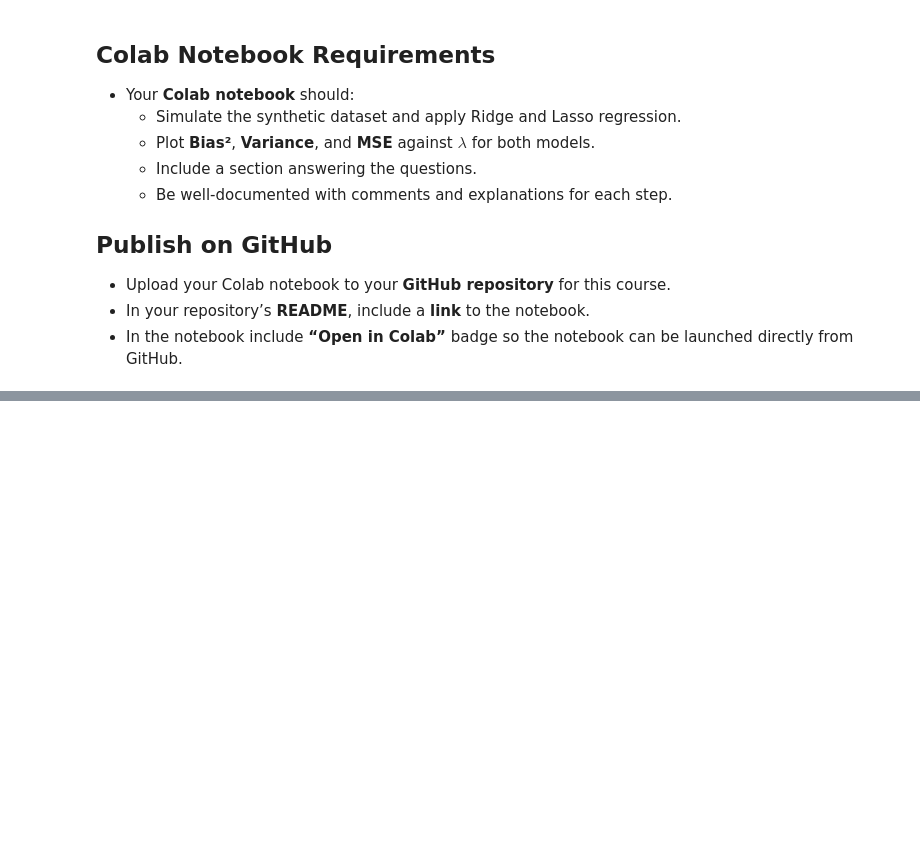
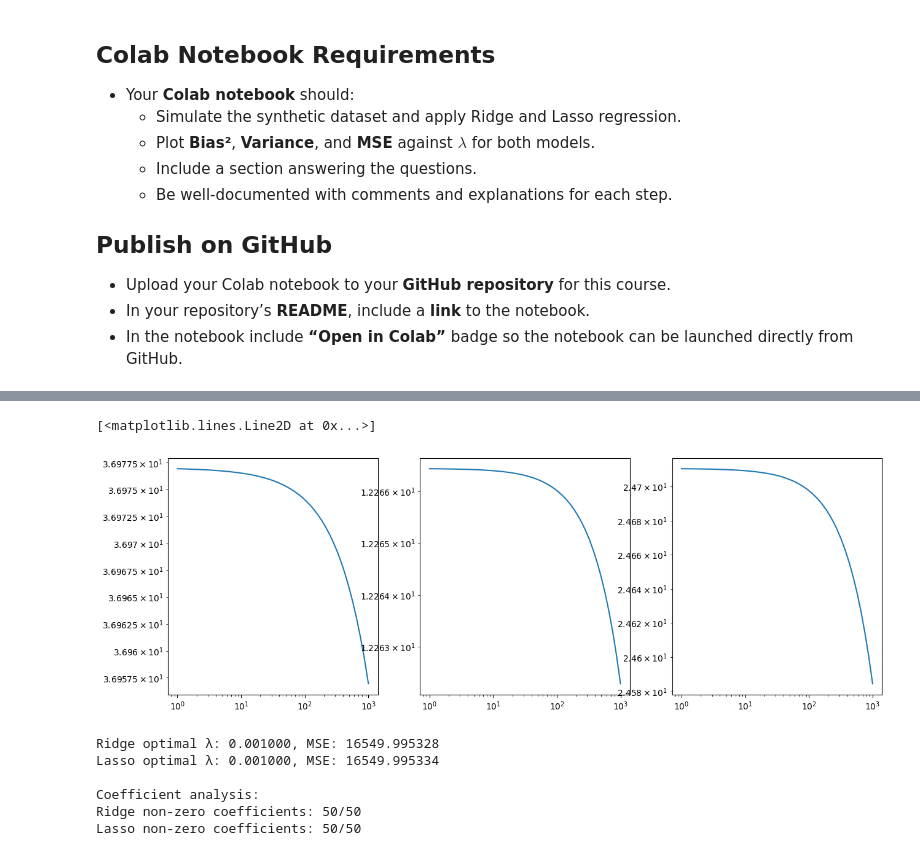
Before and after one commit to TrzeciakPiotr2300/Uczenie_Maszynowe_2025, a Jupyter notebook: Lab04_penalized-regression.ipynb, the cells around one changed output, grey strips where cells are left out. Cells and saved outputs as stored; diff of their text form; code cells hidden in the pictures; blank space fills up the shorter version.

```diff
--- a/Lab04_penalized-regression.ipynb
+++ b/Lab04_penalized-regression.ipynb
@@ -143,0 +165,27 @@ plt.show()
+# %%
+fig,ax= plt.subplots(1,3,figsize=(15,5))
+ax[0].loglog(lambdas, mse_ridge)
+ax[1].loglog(lambdas, variance_ridge)
+ax[2].loglog(lambdas, bias_squared_ridge)
+# %% [output]
+[<matplotlib.lines.Line2D at 0x...>]
+[figure, added]
+# %%
+# Compare optimal values
+print(f"Ridge optimal λ: {lambdas[np.argmin(mse_ridge)]:.6f}, MSE: {min(mse_ridge):.6f}")
+print(f"Lasso optimal λ: {lambdas[np.argmin(mse_lasso)]:.6f}, MSE: {min(mse_lasso):.6f}")
+
+# Print coefficient sparsity at optimal lambda
+optimal_ridge = Ridge(alpha=lambdas[np.argmin(mse_ridge)]/n).fit(scaler.fit_transform(X_train), y_train)
+optimal_lasso = Lasso(alpha=lambdas[np.argmin(mse_lasso)]/n, max_iter=10000).fit(scaler.fit_transform(X_train), y_train)
+
+print("\nCoefficient analysis:")
+print(f"Ridge non-zero coefficients: {np.sum(np.abs(optimal_ridge.coef_) > 1e-6)}/{p}")
+print(f"Lasso non-zero coefficients: {np.sum(np.abs(optimal_lasso.coef_) > 1e-6)}/{p}")
+# %% [output]
+Ridge optimal λ: 0.001000, MSE: 16549.995328
+Lasso optimal λ: 0.001000, MSE: 16549.995334
+
+Coefficient analysis:
+Ridge non-zero coefficients: 50/50
+Lasso non-zero coefficients: 50/50
```
Also changed, not shown: parts of 5 cells of this notebook.
